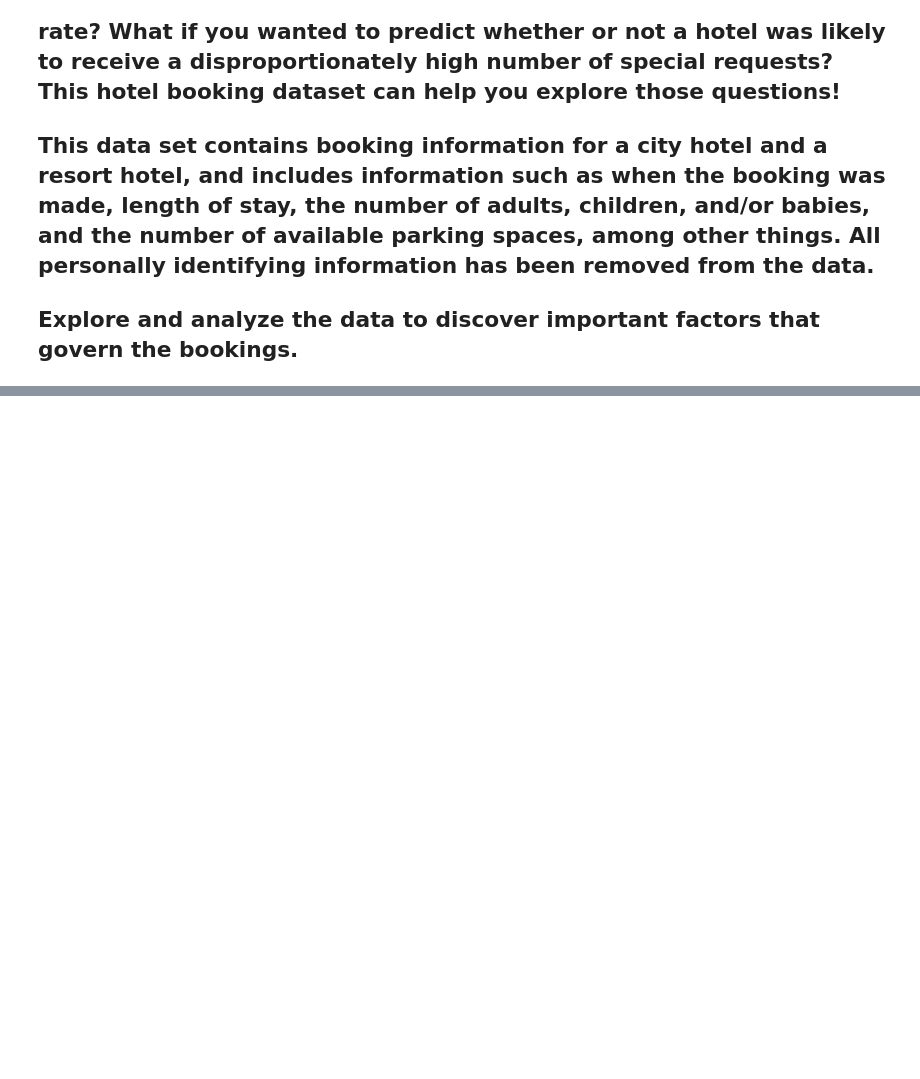
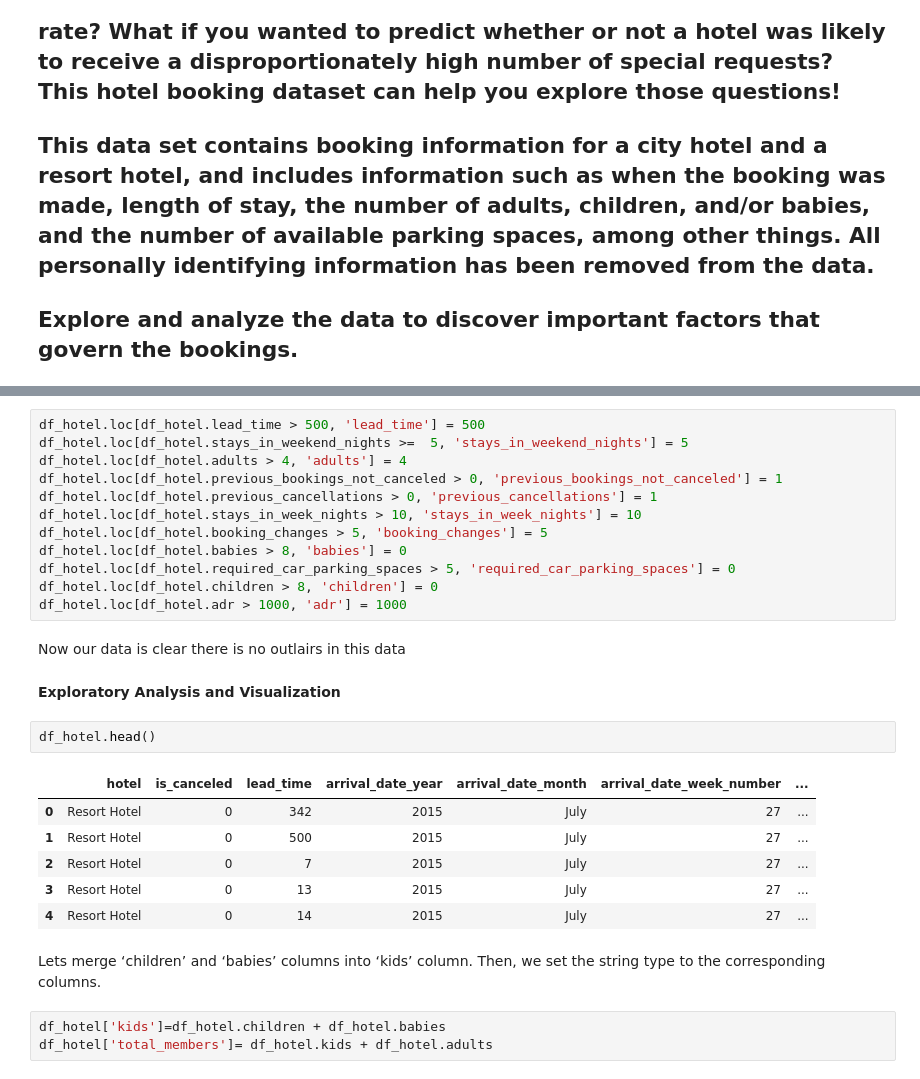
Before and after one commit to irshad9873/Hotel-Bookings, a Jupyter notebook: Hotel_Booking_Analysis_Capstone_Project.ipynb, the cells around one changed output, grey strips where cells are left out. Drawn from its saved outputs; the diff is of its cells as text; blank space fills up the shorter version.

```diff
--- a/Hotel_Booking_Analysis_Capstone_Project.ipynb
+++ b/Hotel_Booking_Analysis_Capstone_Project.ipynb
@@ -24,0 +194,31 @@ drive.mount('/content/drive')
+# %%
+df_hotel.loc[df_hotel.lead_time > 500, 'lead_time'] = 500
+df_hotel.loc[df_hotel.stays_in_weekend_nights >=  5, 'stays_in_weekend_nights'] = 5
+df_hotel.loc[df_hotel.adults > 4, 'adults'] = 4
+df_hotel.loc[df_hotel.previous_bookings_not_canceled > 0, 'previous_bookings_not_canceled'] = 1
+df_hotel.loc[df_hotel.previous_cancellations > 0, 'previous_cancellations'] = 1
+df_hotel.loc[df_hotel.stays_in_week_nights > 10, 'stays_in_week_nights'] = 10
+df_hotel.loc[df_hotel.booking_changes > 5, 'booking_changes'] = 5
+df_hotel.loc[df_hotel.babies > 8, 'babies'] = 0
+df_hotel.loc[df_hotel.required_car_parking_spaces > 5, 'required_car_parking_spaces'] = 0
+df_hotel.loc[df_hotel.children > 8, 'children'] = 0
+df_hotel.loc[df_hotel.adr > 1000, 'adr'] = 1000
+# %% [markdown]
+Now our data is clear there is no outlairs in this data
+# %% [markdown]
+**Exploratory Analysis and Visualization**
+# %%
+df_hotel.head()
+# %% [output]
+|  | hotel | is_canceled | lead_time | arrival_date_year | arrival_date_month | arrival_date_week_number | ... |
+| 0 | Resort Hotel | 0 | 342 | 2015 | July | 27 | ... |
+| 1 | Resort Hotel | 0 | 500 | 2015 | July | 27 | ... |
+| 2 | Resort Hotel | 0 | 7 | 2015 | July | 27 | ... |
+| 3 | Resort Hotel | 0 | 13 | 2015 | July | 27 | ... |
+| 4 | Resort Hotel | 0 | 14 | 2015 | July | 27 | ... |
+# %% [markdown]
+Lets merge ‘children’ and ‘babies’ columns into ‘kids’ column.
+Then, we set the string type to the corresponding columns.
+# %%
+df_hotel['kids']=df_hotel.children + df_hotel.babies
+df_hotel['total_members']= df_hotel.kids + df_hotel.adults
```
Also changed, not shown: parts of 36 cells of this notebook.
